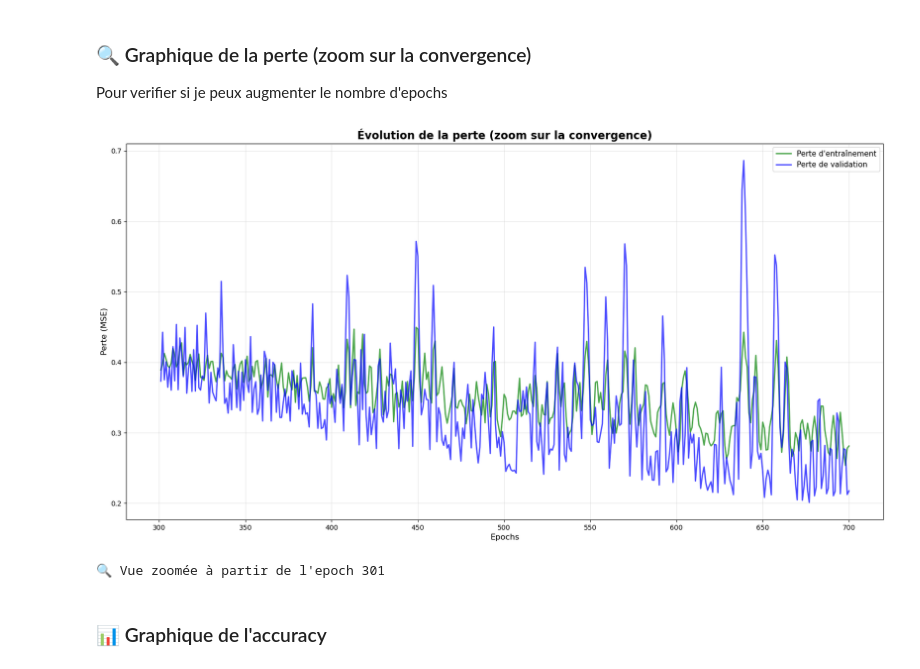
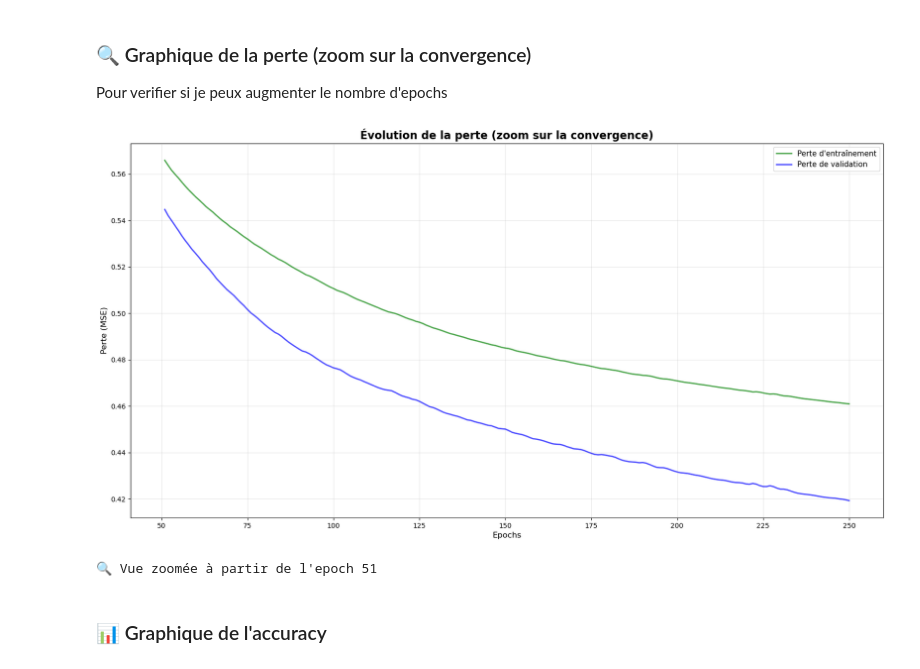
Before and after one commit to Diack12/TinyML_project, a Jupyter notebook: PARTIE_1_ClassificationVibrations/2-Training/notebook/training_vibrations.ipynb, the cells around one changed output. Cells and saved outputs as stored; diff of their text form; code cells hidden in the pictures.

```diff
--- a/PARTIE_1_ClassificationVibrations/2-Training/notebook/training_vibrations.ipynb
+++ b/PARTIE_1_ClassificationVibrations/2-Training/notebook/training_vibrations.ipynb
@@ -274,6 +302,16 @@ TEST_SPLIT = int(0.2 * num_inputs + TRAIN_SPLIT)  # 60% + 20% = 80%
 inputs_train, inputs_test, inputs_validate = np.split(inputs, [TRAIN_SPLIT, TEST_SPLIT])
 outputs_train, outputs_test, outputs_validate = np.split(outputs, [TRAIN_SPLIT, TEST_SPLIT])
 
+# Normalisation des données basée sur l'ensemble d'entraînement
+mean = np.mean(inputs_train, axis=0)
+std = np.std(inputs_train, axis=0)
+inputs_train = (inputs_train - mean) / std
+inputs_validate = (inputs_validate - mean) / std
+inputs_test = (inputs_test - mean) / std
+# Sauvegarder les paramètres de normalisation pour une utilisation ultérieure dans l'inférence
+np.save("mean.npy", mean)
+np.save("std.npy", std)
+
 print("✅ Mélange et division des données terminés !")
 print(f"\n📊 Répartition des données :")
 print(f"   - Entraînement : {len(inputs_train)} échantillons ({len(inputs_train)/num_inputs*100:.1f}%)")
@@ -304,25 +331,19 @@ Nous utilisons un **réseau de neurones à propagation avant (feedforward)** ave
 # CONSTRUCTION DU MODÈLE
 # ============================================
 # Créer un modèle séquentiel (couches empilées les unes après les autres)
-
-# Utilisation d'un modele CNN pour capturer les patterns temporels dans les données de vibration
+# Chaque couche Dense est une couche entièrement connectée
 model = tf.keras.Sequential([
-    tf.keras.layers.Input(shape=(100, 6)),
-
-    tf.keras.layers.Conv1D(32, kernel_size=5, activation='relu'),
-    tf.keras.layers.MaxPooling1D(2),
-
-    tf.keras.layers.Conv1D(64, kernel_size=3, activation='relu'),
-    tf.keras.layers.GlobalAveragePooling1D(),
-
-    tf.keras.layers.Dense(32, activation='relu'),
-    tf.keras.layers.Dense(3, activation='softmax')
+    tf.keras.layers.Input(shape=(6,)),
+    tf.keras.layers.Dense(20, activation='relu'),
+    tf.keras.layers.Dense(10, activation='relu'),
+    tf.keras.layers.Dense(3, activation='softmax') # Couche de sortie pour 3 classes
 ])
+# Compiler le modèle avec l'optimiseur Adam et la fonction de perte categorical_crossentropy
 
 model.compile(
-    optimizer='adam',
-    loss='categorical_crossentropy',
-    metrics=['accuracy']
+    optimizer='adam', ## Optimiseur Adam
+    loss='categorical_crossentropy',  # Fonction de perte pour la classification multi-classes
+    metrics=['accuracy'] # Métrique pour évaluer la performance
 )
 
 
@@ -331,7 +352,7 @@ print("📐 Architecture du modèle :")
 model.summary()
 
 print("\n🚀 Démarrage de l'entraînement...")
-print("   - Epochs : 700 (nombre de passages sur toutes les données)")
+print("   - Epochs : 250 (nombre de passages sur toutes les données)")
 print("   - Batch size : 1 (traitement d'un échantillon à la fois)")
 print("   - Cela peut prendre quelques minutes...\n")
 
@@ -341,15 +362,14 @@ print("   - Cela peut prendre quelques minutes...\n")
 # epochs : nombre de fois que le modèle voit toutes les données d'entraînement
 # batch_size : nombre d'échantillons traités avant de mettre à jour les poids
 # validation_data : données pour évaluer les performances pendant l'entraînement
-inputs_train = inputs_train.reshape(-1, 100, 6)
-inputs_validate = inputs_validate.reshape(-1, 100, 6)
+
 
 print(f"input shape: {inputs_train.shape}")
 print(f"output shape: {outputs_train.shape}")
 history = model.fit(
     inputs_train,              # Données d'entraînement
     outputs_train,            # Labels d'entraînement
-    epochs=700,               # Nombre d'itérations
+    epochs=250,               # Nombre d'itérations
     batch_size=8,             # Taille du lot (1 = mise à jour après chaque échantillon)
     validation_data=(inputs_validate, outputs_validate),  # Données de validation
     verbose=1                  # Afficher la progression
@@ -431,21 +444,21 @@ Pour verifier si je peux augmenter le nombre d'epochs
 # %%
 # Graphique de la perte en sautant les premiers epochs
 # Cela permet de mieux voir la convergence (stabilisation) du modèle
-SKIP = 300 # Ignorer les 50 premiers epochs
+SKIP = 50# Ignorer les 50 premiers epochs
 
 plt.plot(epochs[SKIP:], loss[SKIP:], 'g-', label='Perte d\'entraînement', linewidth=2, alpha=0.7)
 plt.plot(epochs[SKIP:], val_loss[SKIP:], 'b-', label='Perte de validation', linewidth=2, alpha=0.7)
 plt.title('Évolution de la perte (zoom sur la convergence)', fontsize=16, fontweight='bold')
 plt.xlabel('Epochs', fontsize=12)
 plt.ylabel('Perte (MSE)', fontsize=12)
 plt.legend(fontsize=11)
 plt.grid(True, alpha=0.3)
 plt.show()
 
 print(f"🔍 Vue zoomée à partir de l'epoch {SKIP+1}")
 # %% [output]
-[figure, old version]
+[figure, new version]
-🔍 Vue zoomée à partir de l'epoch 301
+🔍 Vue zoomée à partir de l'epoch 51
 # %% [markdown]
 ### 📊 Graphique de l'accuracy
 # %%
```
Also changed, not shown: parts of 10 cells of this notebook, 17 other files.
